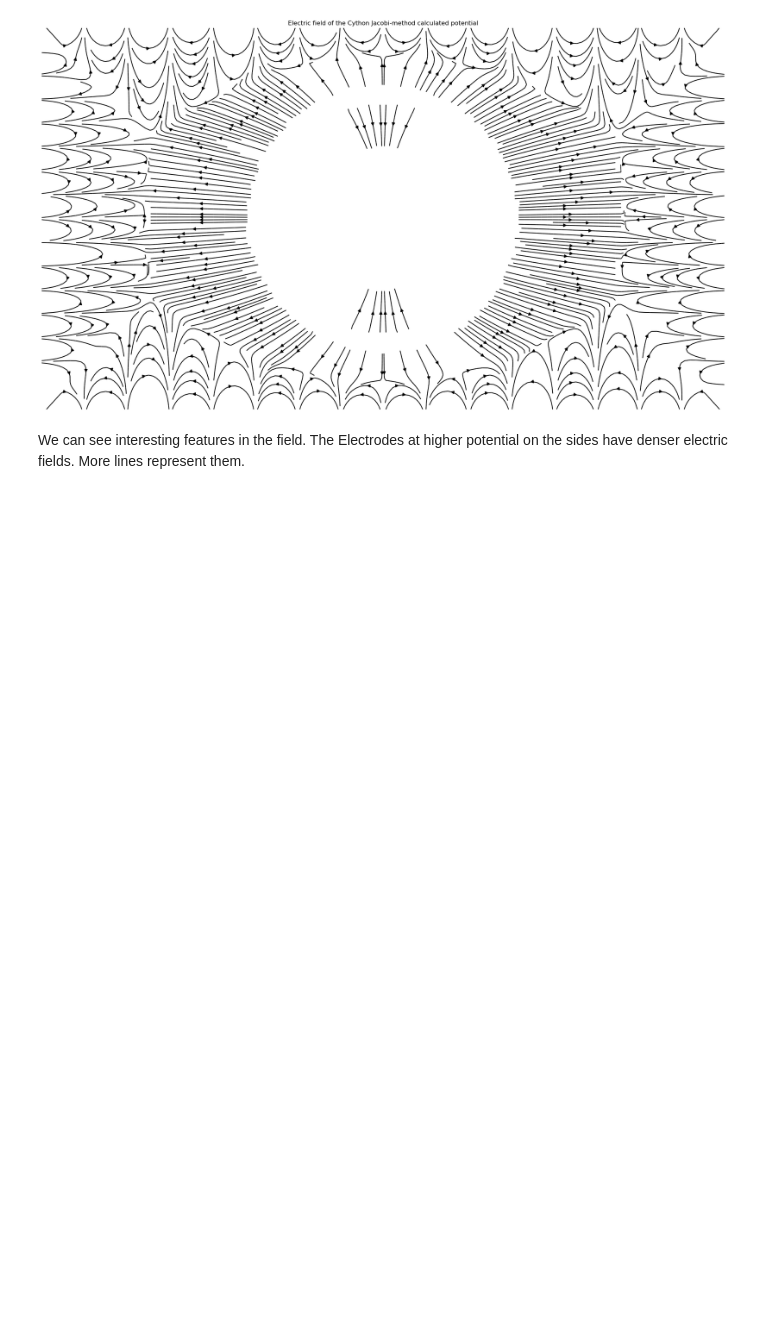
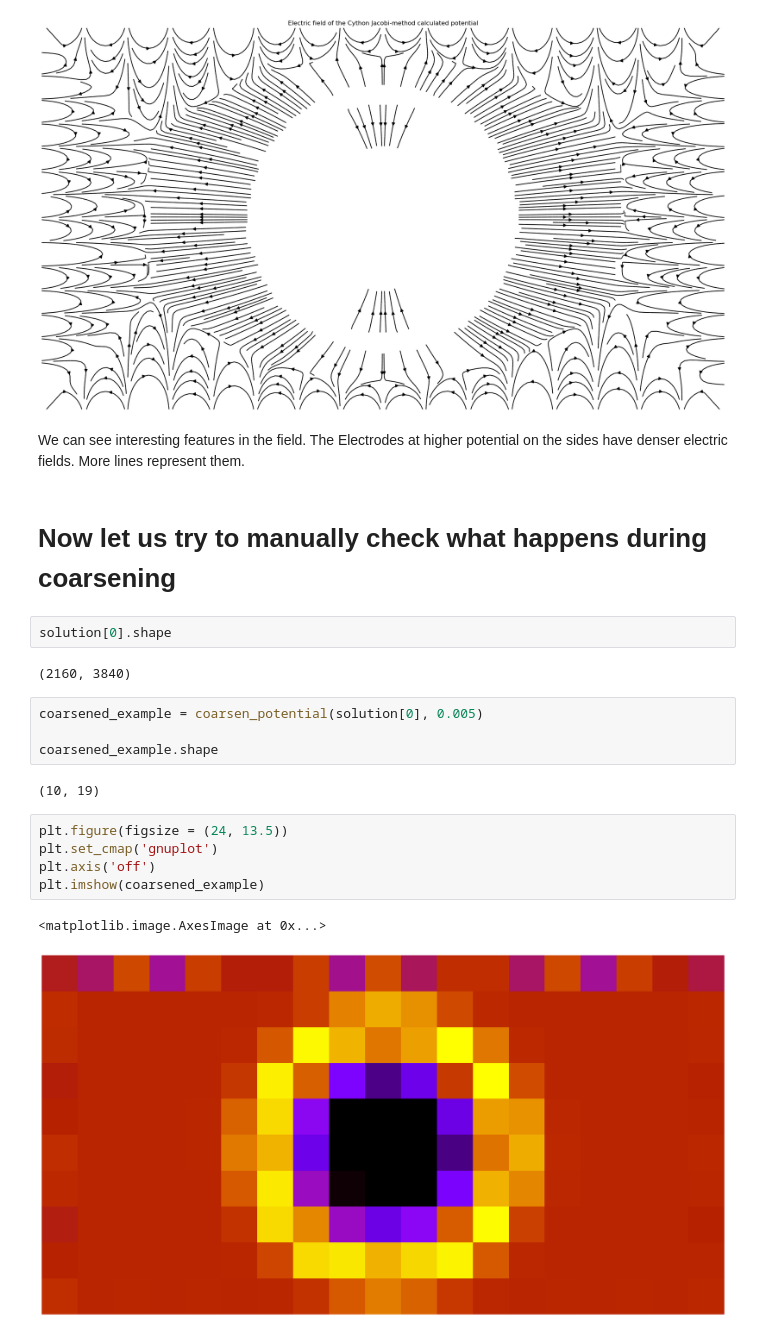
Before and after one commit to dcthecook/electrodynamics, a Jupyter notebook: CYTHON_Jacobi_Multiprocessed.ipynb, the cells around one changed output. Saved outputs shown, nothing was run; the diff lists cells and outputs as text; blank space fills up the shorter version.

```diff
--- a/CYTHON_Jacobi_Multiprocessed.ipynb
+++ b/CYTHON_Jacobi_Multiprocessed.ipynb
@@ -202,3 +268,23 @@ Text(0.5, 1.0, 'Electric field of the Cython Jacobi-method calculated potential'
 [figure]
 # %% [markdown]
 We can see interesting features in the field. The Electrodes at higher potential on the sides have denser electric fields. More lines represent them.
+# %% [markdown]
+# Now let us try to manually check what happens during coarsening
+# %%
+solution[0].shape
+# %% [output]
+(2160, 3840)
+# %%
+coarsened_example = coarsen_potential(solution[0], 0.005)
+
+coarsened_example.shape
+# %% [output]
+(10, 19)
+# %%
+plt.figure(figsize = (24, 13.5))
+plt.set_cmap('gnuplot')
+plt.axis('off')
+plt.imshow(coarsened_example)
+# %% [output]
+<matplotlib.image.AxesImage at 0x...>
+[figure, added]
```
Also changed, not shown: parts of 11 cells of this notebook.
